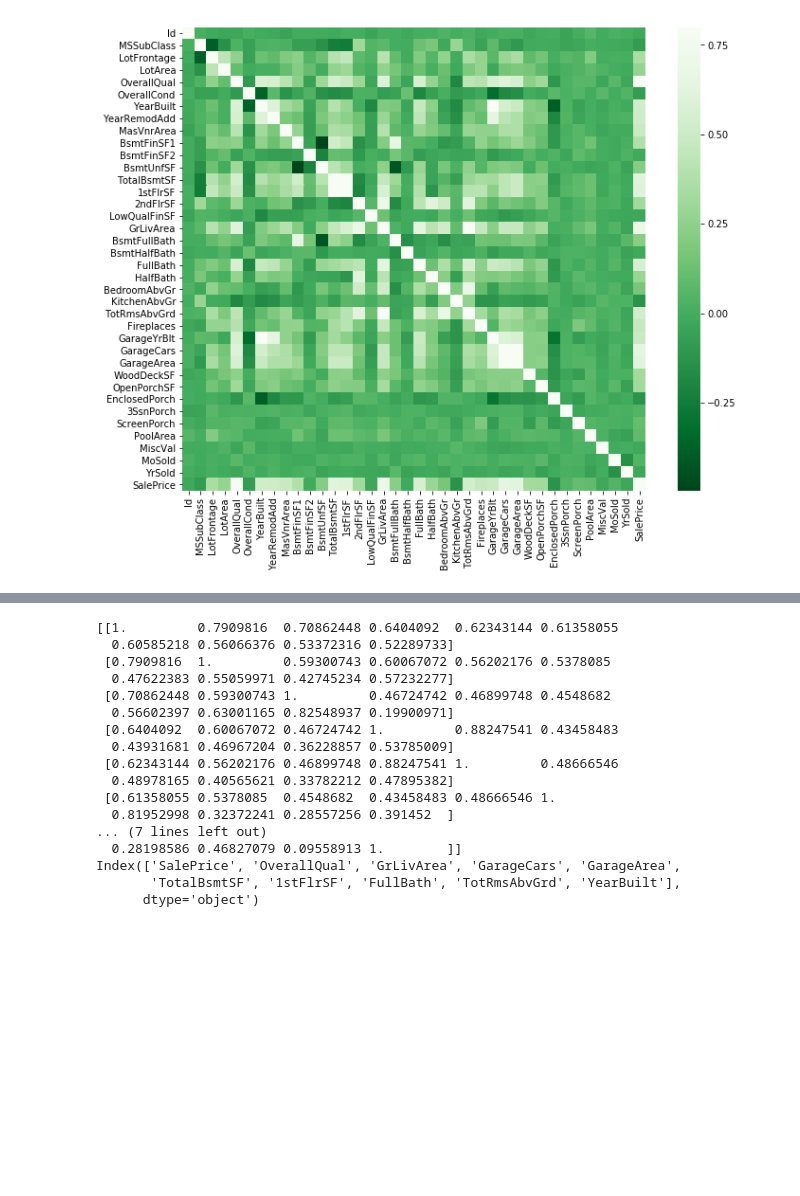
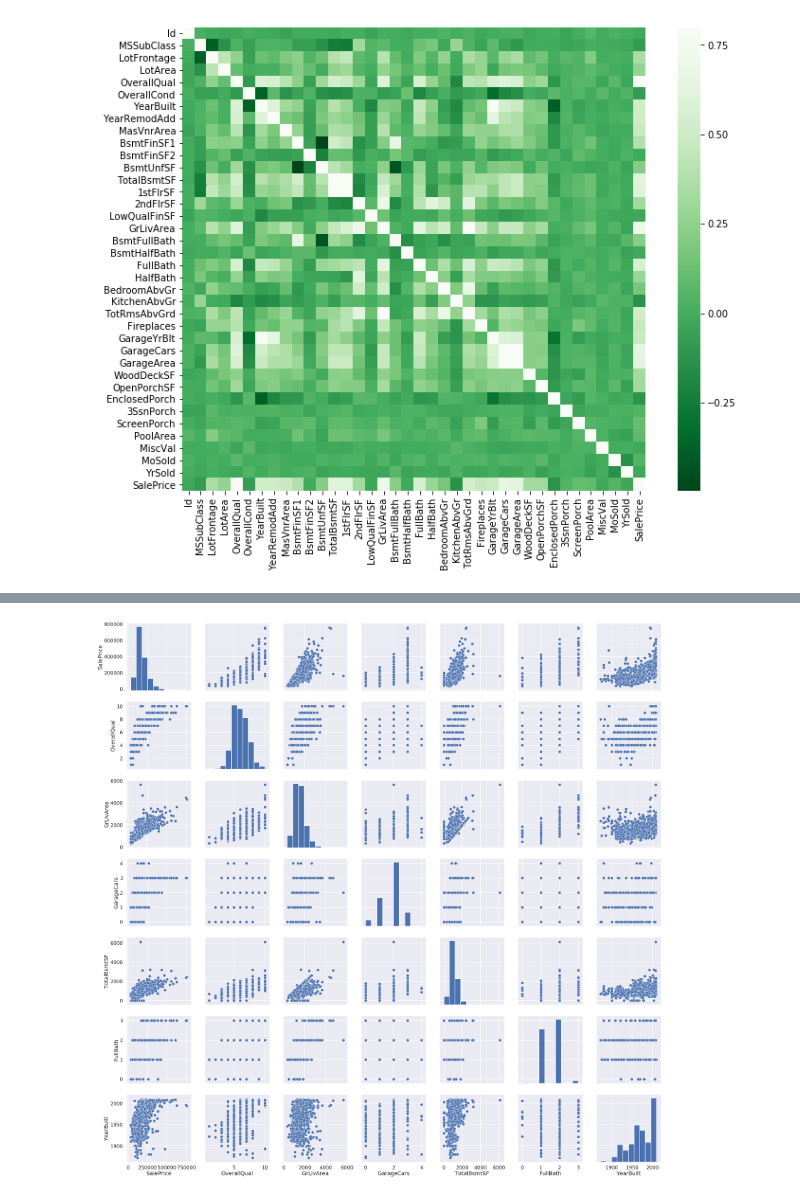
Before and after one commit to nsakki55/kaggle_cmu, a Jupyter notebook: House Prices/feature_engineering.ipynb, the cells around one changed output, grey strips where cells are left out. Saved outputs shown, nothing was run; the diff lists cells and outputs as text; code cells hidden in the pictures; blank space fills up the shorter version.

```diff
--- a/House Prices/feature_engineering.ipynb
+++ b/House Prices/feature_engineering.ipynb
@@ -88,21 +90,7 @@ plt.show()
-# %%
-print(cm)
-print(cols)
-# %% [output]
-[[1.         0.7909816  0.70862448 0.6404092  0.62343144 0.61358055
-  0.60585218 0.56066376 0.53372316 0.52289733]
- [0.7909816  1.         0.59300743 0.60067072 0.56202176 0.5378085
-  0.47622383 0.55059971 0.42745234 0.57232277]
- [0.70862448 0.59300743 1.         0.46724742 0.46899748 0.4548682
-  0.56602397 0.63001165 0.82548937 0.19900971]
- [0.6404092  0.60067072 0.46724742 1.         0.88247541 0.43458483
-  0.43931681 0.46967204 0.36228857 0.53785009]
- [0.62343144 0.56202176 0.46899748 0.88247541 1.         0.48666546
-  0.48978165 0.40565621 0.33782212 0.47895382]
- [0.61358055 0.5378085  0.4548682  0.43458483 0.48666546 1.
-  0.81952998 0.32372241 0.28557256 0.391452  ]
-... (7 lines left out)
-  0.28198586 0.46827079 0.09558913 1.        ]]
-Index(['SalePrice', 'OverallQual', 'GrLivArea', 'GarageCars', 'GarageArea',
-       'TotalBsmtSF', '1stFlrSF', 'FullBath', 'TotRmsAbvGrd', 'YearBuilt'],
-      dtype='object')
+# %%
+cols=['SalePrice', 'OverallQual', 'GrLivArea', 'GarageCars', 'TotalBsmtSF', 'FullBath', 'YearBuilt']
+sns.set(context='poster')
+sns.pairplot(df_train[cols],size=5)
+plt.show()
+# %% [output]
+[figure, added]
```
Also changed, not shown: parts of 5 cells of this notebook.
